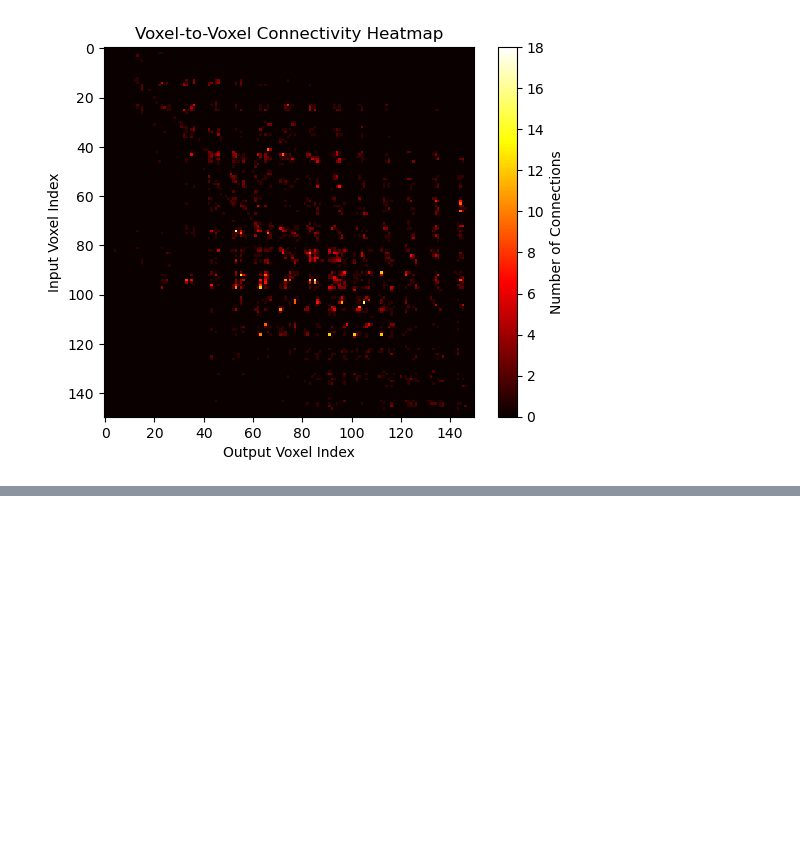
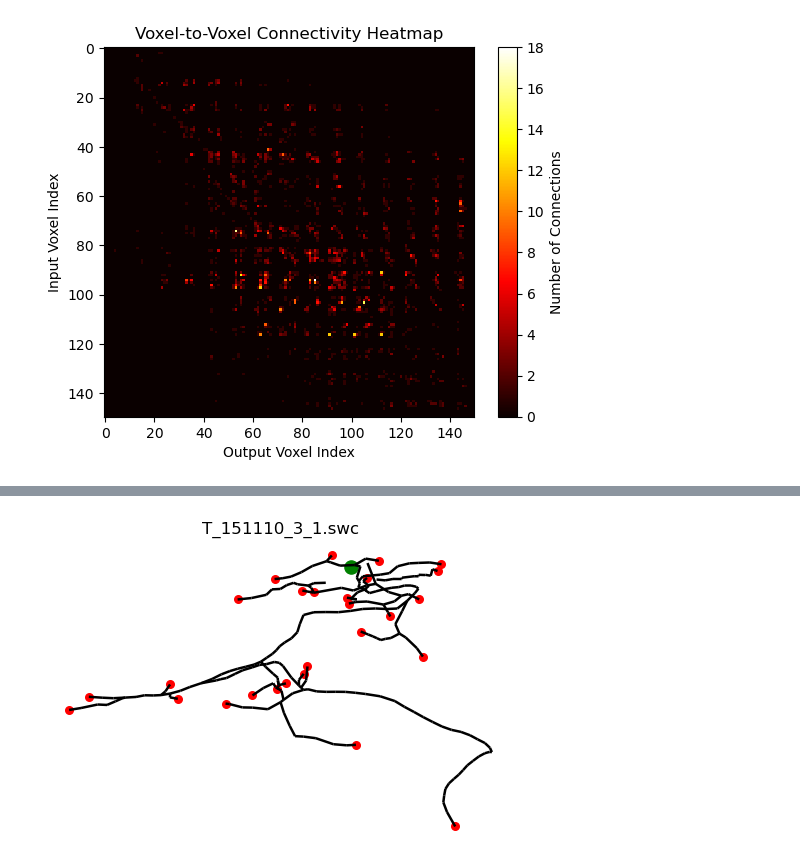
Before and after one commit to alinvdu/neuromorphic-connectome-approach, a Jupyter notebook: src/connectome/zebra_fish.ipynb, the cells around one changed output, grey strips where cells are left out. Cells and saved outputs as stored; diff of their text form; code cells hidden in the pictures; blank space fills up the shorter version.

```diff
--- a/src/connectome/zebra_fish.ipynb
+++ b/src/connectome/zebra_fish.ipynb
@@ -334,0 +906,83 @@ plt.show()
+# %%
+# This part figures out terminals and terminals length, it calculates terminals length and then
+# checks the neurom terminal lengths to see if they match and we can use that
+fig, ax = figure()
+
+
+from neurom import NeuriteType
+from scipy.spatial.distance import euclidean
+from neurom.features.neurite import terminal_path_lengths
+
+# Load the morphology
+n = np.random.randint(low=0, high=len(neuron_paths))
+m = nm.load_morphology(neuron_paths[n])
+
+def is_within_soma_radius(segment_start, soma_center, soma_radius):
+    distance_from_soma_center = euclidean(segment_start[:3], soma_center[:3])
+    return distance_from_soma_center <= soma_radius
+
+def accumulate_length(neurite, segment, accumulated_length, target_segment):
+    segment_length = euclidean(segment[0][:3], segment[1][:3])
+    new_accumulated_length = accumulated_length + segment_length
+
+    # If this is the target segment, return the accumulated length
+    if np.array_equal(segment[1][:3], target_segment[1][:3]):
+        return new_accumulated_length
+
+    # Check and accumulate length for child segments
+    for child_segment in nm.iter_segments(neurite):
+        if np.array_equal(segment[1][:3], child_segment[0][:3]):
+            # Recursive call to follow the path
+            path_length = accumulate_length(neurite, child_segment, new_accumulated_length, target_segment)
+            if path_length is not None:
+                return path_length
+
+    return None
+
+# compute the path to terminal so we can understand which of the terminal path lengths is the correct one because
+# neurom doesn't give us the position of the terminals when calculating paths
+def calculate_path_length_to_segment(neurite, soma_center, soma_radius, terminal):
+  for segment in nm.iter_segments(neurite):
+      if is_within_soma_radius(segment[0][:3], soma_center, soma_radius):
+        path_length = accumulate_length(neurite, segment, 0, terminal)
+        if path_length is not None:
+            return path_length
+
+def find_terminal_points(morphology, skip_terminal_length=True):
+    # Collect all start points in a set for quick lookup
+    terminals = []
+    terminals_length = []
+    start_points = {tuple(segment[0][:3]) for neurite in morphology.neurites for segment in nm.iter_segments(neurite)}
+    # Find all terminals: if the end of a segment is not in start_points, it's a terminal
+    for neurite in morphology.neurites:
+      for segment in nm.iter_segments(neurite):
+        if tuple(segment[1][:3]) not in start_points: # since it's not part of the start of segment, it ends dead track -> terminal
+          terminals.append(segment[1][:3])
+          # find the length to that segment
+          if not skip_terminal_length:
+            path_length = calculate_path_length_to_segment(neurite, morphology.soma.center, morphology.soma.radius, segment)
+            terminals_length.append(path_length)
+
+    if skip_terminal_length:
+      return terminals
+    else:
+      return (terminals, terminals_length)
+
+terminals, terminals_length = find_terminal_points(m, False)
+
+plot_morph(m,ax=ax, soma_outline=0, plane='xy', diameter_scale=None, linewidth=1.8, color='k', alpha=1.0)
+plt.scatter(m.soma.center[0], m.soma.center[1], s=90, color='g')
+
+path_lengths = []
+for neurite in m.neurites:
+  path_lengths.extend(terminal_path_lengths(neurite))
+
+# Plot all outputs (axon terminals)
+for terminal in terminals:
+    plt.scatter(terminal[0], terminal[1], s=30, color='r')  # Plot axon terminals
+
+print(terminals_length)
+print(path_lengths)
+
+# by looking at these two arrays we can conclude that the path_lengths has the same order as terminals, so we'll use that instead because it's faster
+# %% [output]
@@ -334,0 +991 @@ plt.show()
+[figure, added]
```
Also changed, not shown: parts of 17 cells of this notebook.
